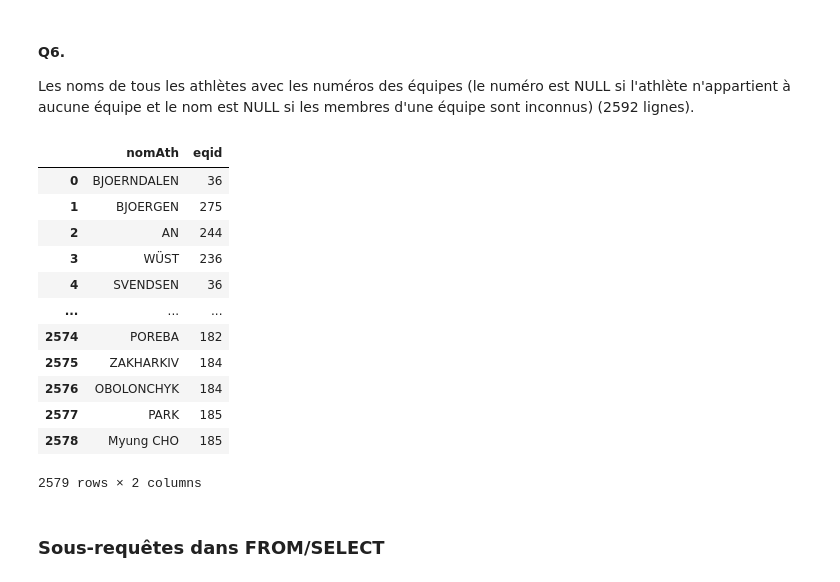
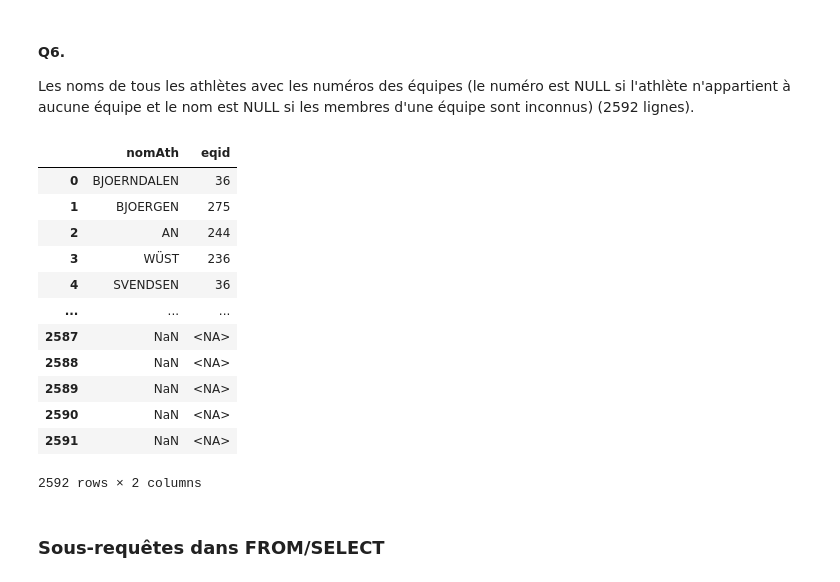
Before and after one commit to A-Aboo/UL2IN0019, a Jupyter notebook: TME 8 Compléments SQL-20260423/TD_TP_8_ETUDIANTS.ipynb, the cells around one changed output. Saved outputs shown, nothing was run; the diff lists cells and outputs as text; code cells hidden in the pictures.

```diff
--- a/TME 8 Compléments SQL-20260423/TD_TP_8_ETUDIANTS.ipynb
+++ b/TME 8 Compléments SQL-20260423/TD_TP_8_ETUDIANTS.ipynb
@@ -891,27 +911,25 @@ db.execute(query).df()
 Les noms de tous les athlètes avec les numéros des équipes (le numéro est NULL si l'athlète n'appartient à aucune équipe et le nom est NULL si les membres d'une équipe sont inconnus) (2592 lignes).
 # %%
 query="""
-SELECT a.nomAth, ae.eqid
-FROM athletesEquipe ae
-FULL OUTER JOIN athlete a
-ON ae.aid = a.aid
+select a.nomath , aq.eqid
+from athlete a full outer join athletesequipe aq on aq.aid =a.aid full outer join equipe e on e.eqid = aq.eqid
 """
 # ! ! !
 db.execute(query).df()
 # %% [output]
 |  | nomAth | eqid |
 | 0 | BJOERNDALEN | 36 |
 | 1 | BJOERGEN | 275 |
 | 2 | AN | 244 |
 | 3 | WÜST | 236 |
 | 4 | SVENDSEN | 36 |
 | ... | ... | ... |
-| 2574 | POREBA | 182 |
-| 2575 | ZAKHARKIV | 184 |
-| 2576 | OBOLONCHYK | 184 |
-| 2577 | PARK | 185 |
-| 2578 | Myung CHO | 185 |
+| 2587 | NaN | <NA> |
+| 2588 | NaN | <NA> |
+| 2589 | NaN | <NA> |
+| 2590 | NaN | <NA> |
+| 2591 | NaN | <NA> |
-2579 rows × 2 columns
+2592 rows × 2 columns
 # %% [markdown]
 ###  Sous-requêtes dans FROM/SELECT
 # %% [markdown]
```
Also changed, not shown: parts of 7 cells of this notebook.
